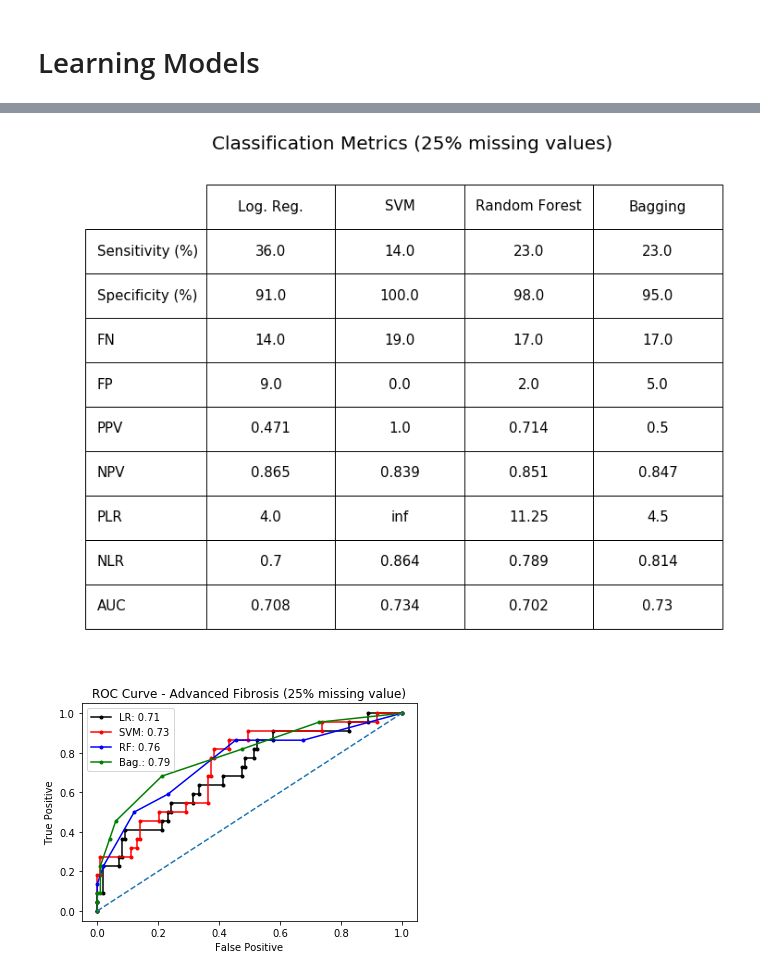
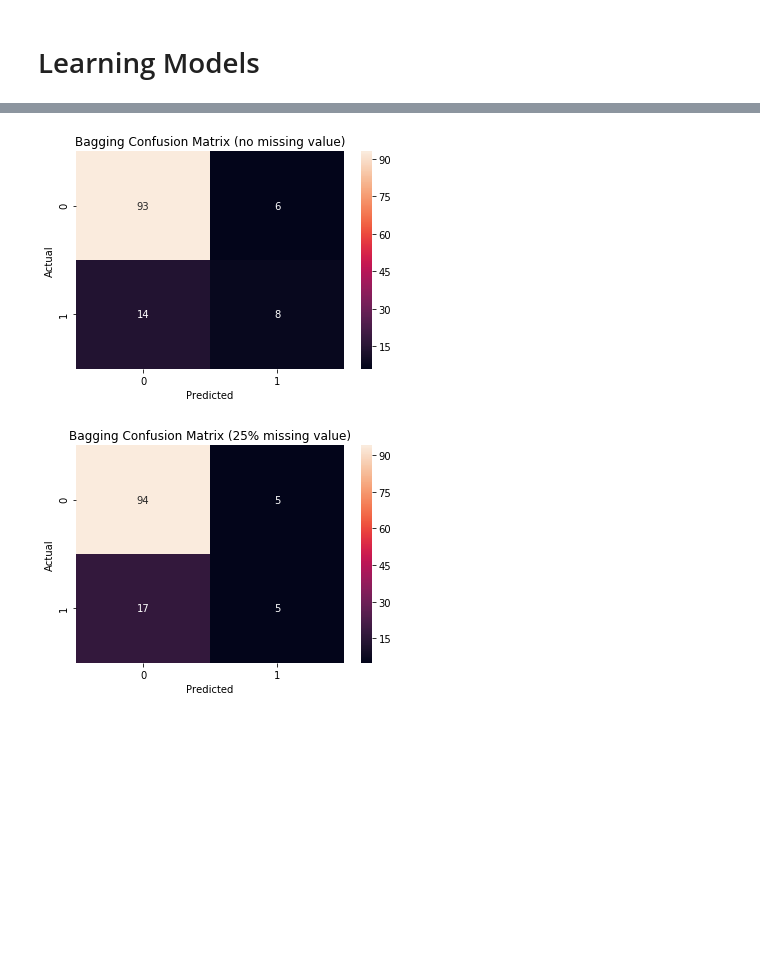
Before and after one commit to ali0jn/Nonalcoholic-Fatty-Liver-Disease, a Jupyter notebook: NAFLD.ipynb, the cells around one changed output, grey strips where cells are left out. Drawn from its saved outputs; the diff is of its cells as text; code cells hidden in the pictures; blank space fills up the shorter version.

Commit message:
merged tables

```diff
--- a/NAFLD.ipynb
+++ b/NAFLD.ipynb
@@ -322,15 +278,6 @@ methods_metrics = np.array([log_reg_metrics, svm_metrics, rf_metrics, bagging_me
-# %%
-plt.figure(figsize=(10, 10))
-plt.title('Classification Metrics (25% missing values)', x=0.4, loc='center', fontsize=20)
-plt.axis('off')
-table = plt.table(methods_metrics, rowLabels=['Sensitivity (%)', 'Specificity (%)', 'FN', 'FP', 'PPV', 'NPV', 'PLR', 'NLR',
-          'AUC'], colLabels=['Log. Reg.', 'SVM', 'Random Forest', 'Bagging'], loc='center', cellLoc='center')
-table.set_fontsize(20)
-table.scale(1, 4)
-plt.show()
-# %% [output]
-[figure, removed]
-# %%
-plot_roc_curve(X_train, y_train, X_test, y_test, 'ROC Curve - Advanced Fibrosis (25% missing value)')
-# %% [output]
-[figure, removed]
+# %%
+plot_confusion_matrix(BaggingClassifier(), X_train_0, y_train_0, X_test_0, y_test_0, 'Bagging Confusion Matrix (no missing value)')
+plot_confusion_matrix(BaggingClassifier(), X_train_1, y_train_1, X_test_1, y_test_1, 'Bagging Confusion Matrix (25% missing value)')
+# %% [output]
+[figure, added]
+[figure, added]
```
Also changed, not shown: parts of 30 cells of this notebook.
